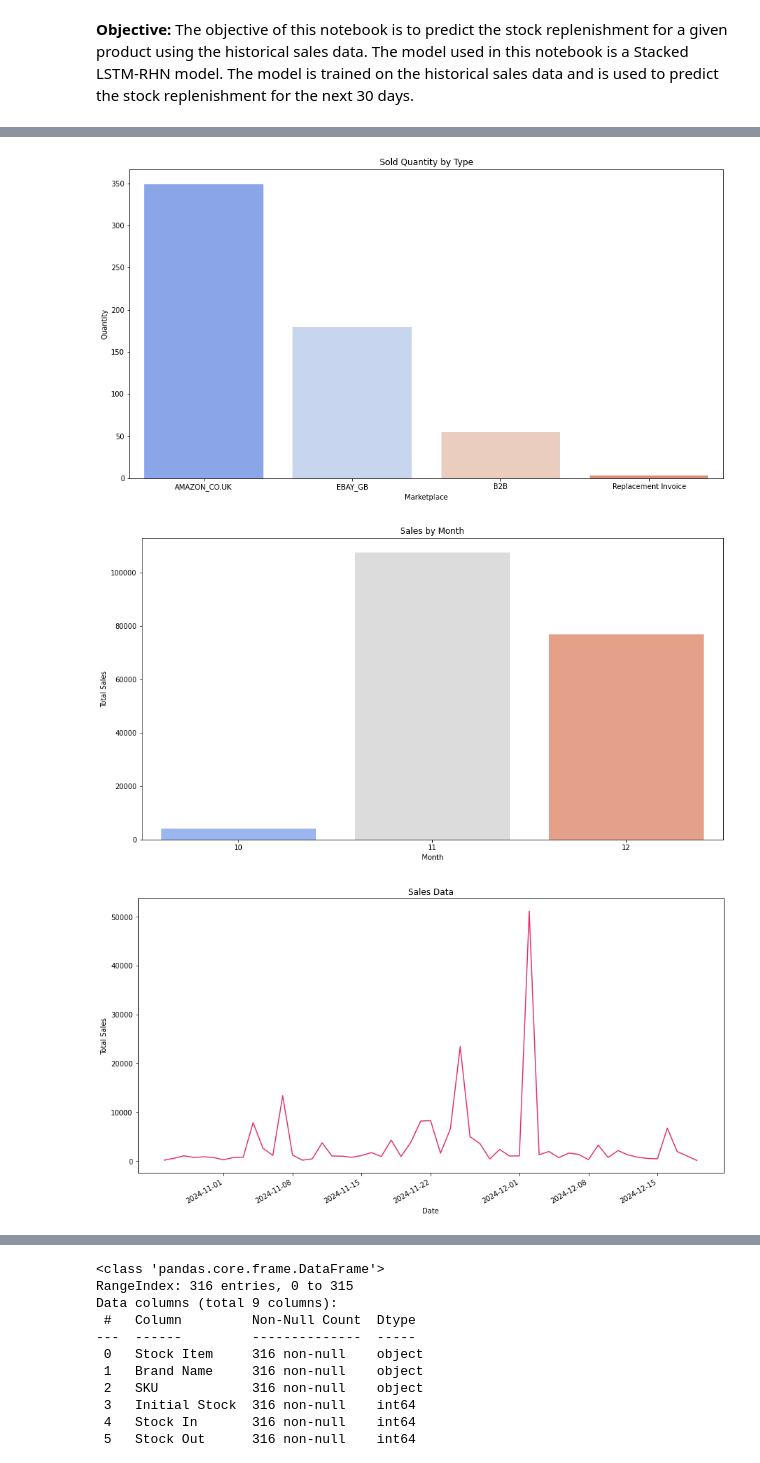
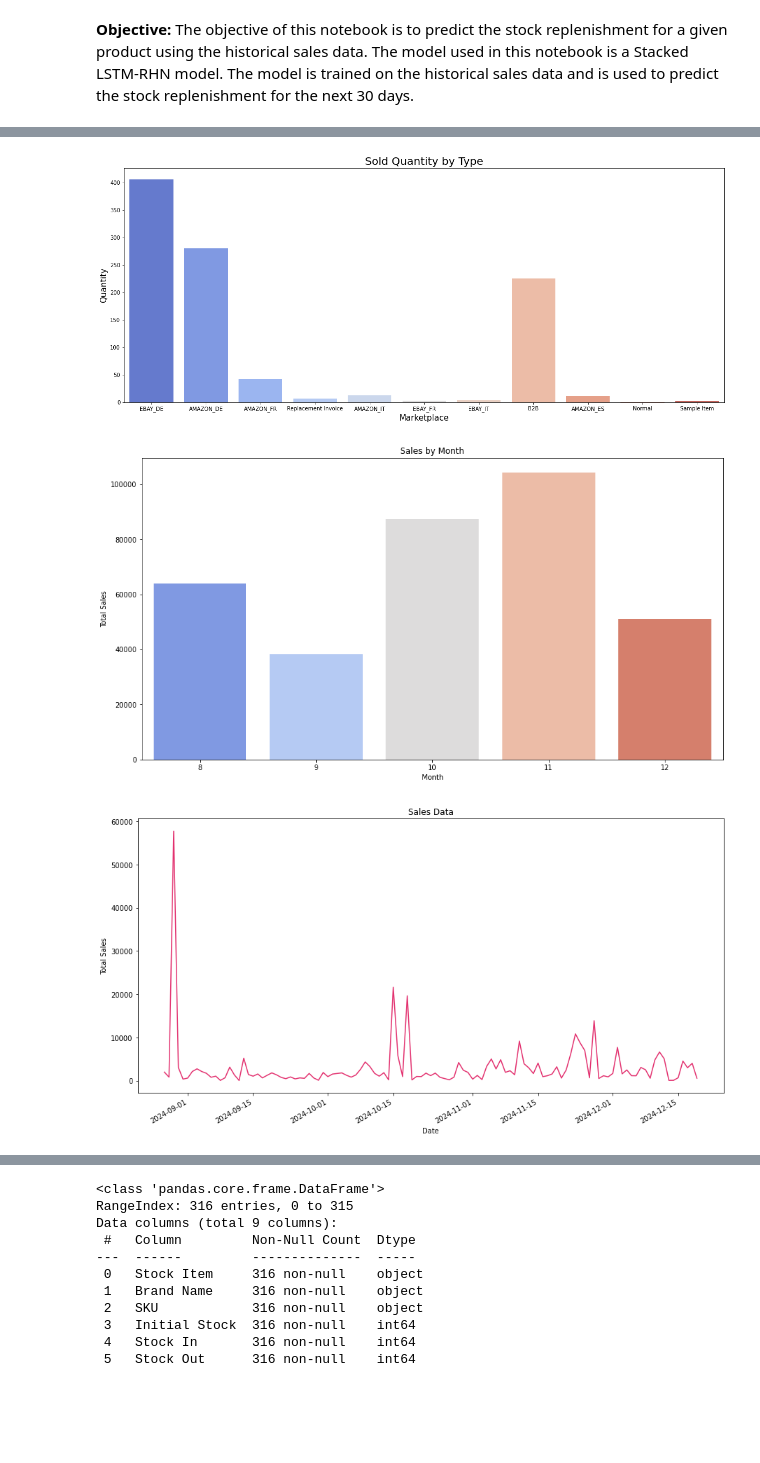
Before and after one commit to Seyone68/VYPER-Inventory-Replenishment, a Jupyter notebook: app/stck_replnsh_1.ipynb, the cells around one changed output, grey strips where cells are left out. Saved outputs shown, nothing was run; the diff lists cells and outputs as text; code cells hidden in the pictures; blank space fills up the shorter version.

```diff
--- a/app/stck_replnsh_1.ipynb
+++ b/app/stck_replnsh_1.ipynb
@@ -22,7 +22,7 @@ import warnings
 warnings.filterwarnings('ignore')
 # %%
 # Load the sales data
-df_sales = pd.read_excel('D:\\Python\\VYPER Inventory Replenishment\\raw_data\\gopro_sales_uk.xlsx')
+df_sales = pd.read_excel('D:\\Python\\VYPER Inventory Replenishment\\raw_data\\gopro_sales_eu.xlsx')
 df_sales
 # %% [output]
 |  | Vyper ID | Shipping Label | Date | Dispatch Date | Customer Name | Shipping Address | Currency | Amount | ... |
@@ -100,12 +100,12 @@ df_sales.head()
 # %%
-plt.figure(figsize=(15, 8))
+plt.figure(figsize=(20, 8))
 sns.barplot(x='Type', y='QTY', data=df_sales, ci=None, estimator=sum, palette='coolwarm')
-plt.title('Sold Quantity by Type')
-plt.xlabel('Marketplace')
-plt.ylabel('Quantity')
+plt.title('Sold Quantity by Type', fontsize=20)
+plt.xlabel('Marketplace', fontsize=15)
+plt.ylabel('Quantity', fontsize=15)
 plt.show()
 # %% [output]
-[figure, old version]
+[figure, new version]
 # %%
 plt.figure(figsize=(15, 8))
 sns.barplot(x=df_sales['Date'].dt.month, y='Full Total', data=df_sales, ci=None, estimator=sum, palette='coolwarm')
@@ -114,7 +114,7 @@ plt.xlabel('Month')
 plt.ylabel('Total Sales')
 plt.show()
 # %% [output]
-[figure, old version]
+[figure, new version]
 # %%
 df_sales.groupby('Date')['Full Total'].sum().plot(kind='line', subplots=True, figsize=(15, 8), color='#e33270')
 plt.title('Sales Data')
@@ -122,7 +122,7 @@ plt.xlabel('Date')
 plt.ylabel('Total Sales')
 plt.show()
 # %% [output]
-[figure, old version]
+[figure, new version]
 # %%
 # Top 5 products by sales
 fig, ax = plt.subplots(figsize=(15, 8))
```
Also changed, not shown: parts of 20 cells of this notebook, 53 other files.
